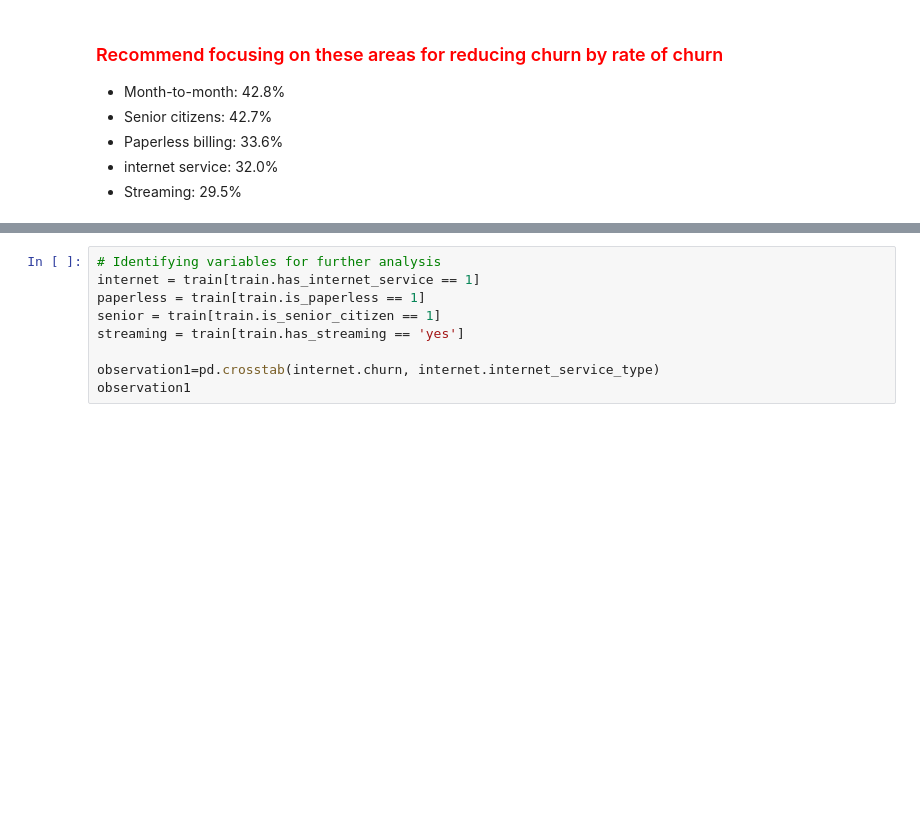
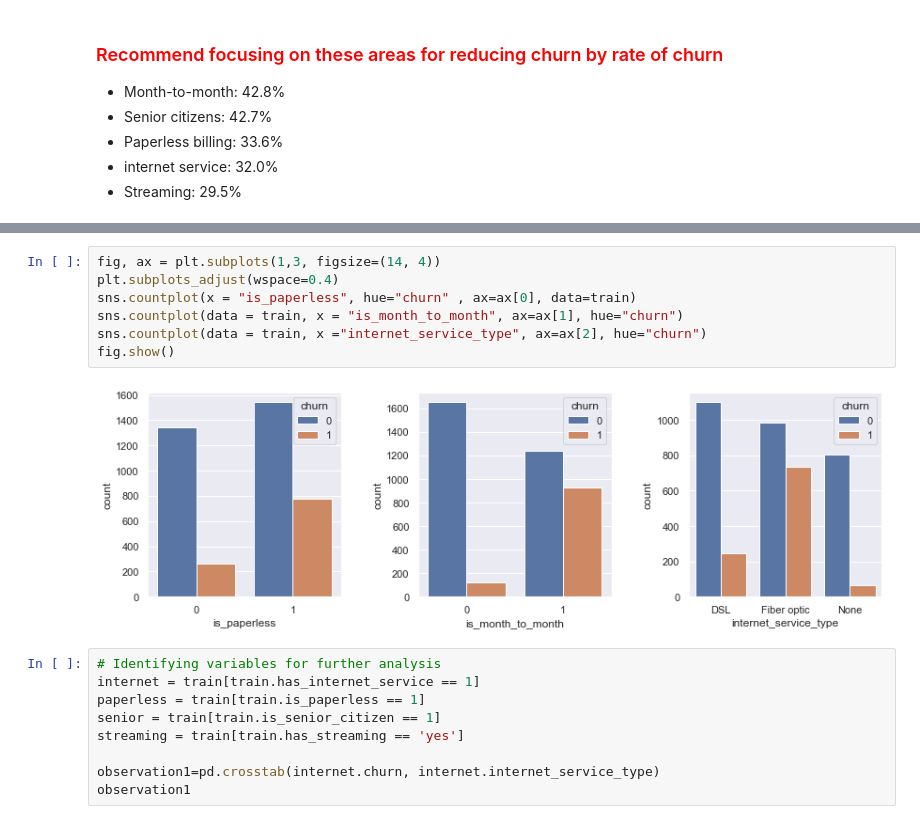
Before and after one commit to bradgauvin/classification-project, a Jupyter notebook: churn_report.ipynb, the cells around one changed output, grey strips where cells are left out. Drawn from its saved outputs; the diff is of its cells as text; blank space fills up the shorter version.

```diff
--- a/churn_report.ipynb
+++ b/churn_report.ipynb
@@ -160,3 +171,12 @@ Text(109.0, 0.5, 'Churn Rate')
+# %%
+fig, ax = plt.subplots(1,3, figsize=(14, 4))
+plt.subplots_adjust(wspace=0.4)
+sns.countplot(x = "is_paperless", hue="churn" , ax=ax[0], data=train)
+sns.countplot(data = train, x = "is_month_to_month", ax=ax[1], hue="churn")
+sns.countplot(data = train, x ="internet_service_type", ax=ax[2], hue="churn")
+fig.show()
+# %% [output]
+[figure, added]
 # %%
 # Identifying variables for further analysis
 internet = train[train.has_internet_service == 1]
```
Also changed, not shown: parts of 6 cells of this notebook.
